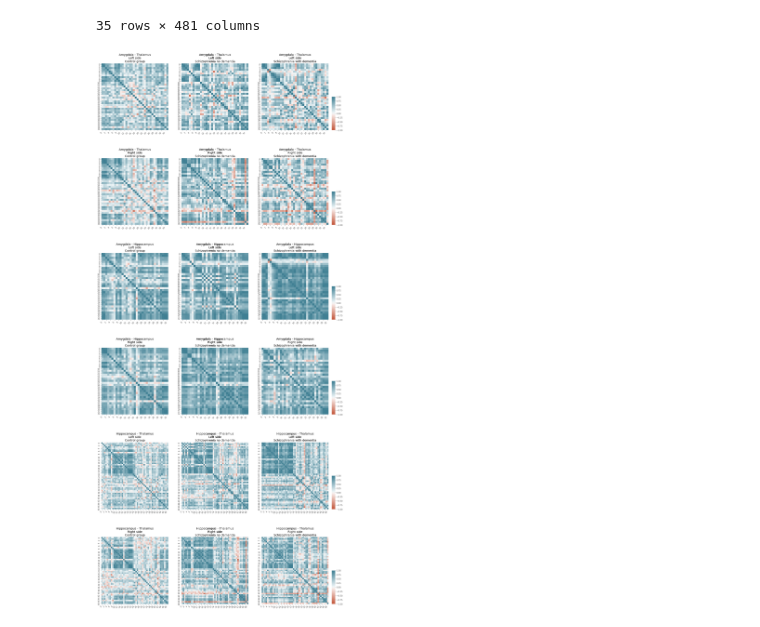
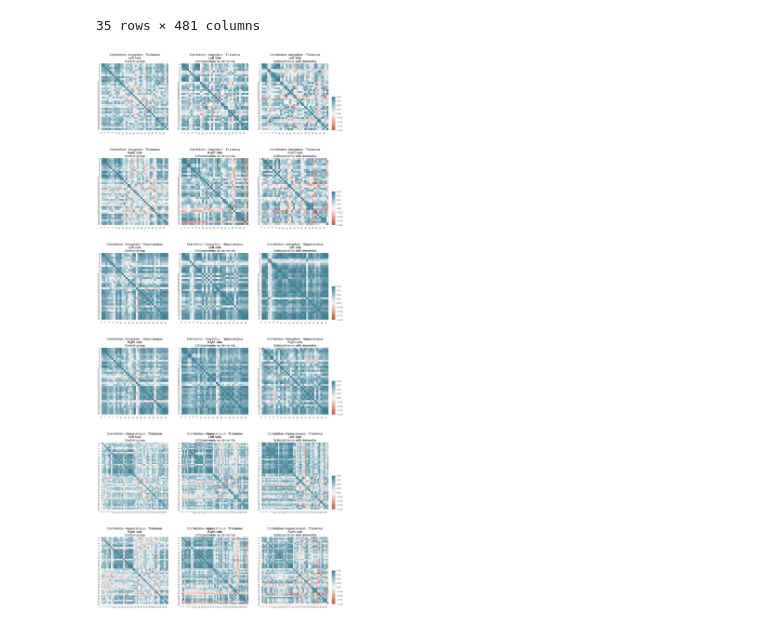
Before and after one commit to josealejolibreros/schizophrenic_data_processing, a Jupyter notebook: spearman-selected-structures.ipynb, the cells around one changed output. Drawn from its saved outputs; the diff is of its cells as text; code cells hidden in the pictures.

```diff
--- a/spearman-selected-structures.ipynb
+++ b/spearman-selected-structures.ipynb
@@ -159,13 +160,13 @@ matching_amygdala_thalamus = matching_amygdala + matching_thalamus
 matching_amygdala_hippocampus = matching_amygdala + matching_hippocampus
 matching_hippocampus_thalamus = matching_hippocampus + matching_thalamus
 # %%
-def define_title(combination_vars, side, diagnostic):
+def define_title(combination_vars, side, diagnostic, type_matrix):
     if combination_vars == matching_amygdala_thalamus:
-        title = "Amygdala - Thalamus\n"
+        title = type_matrix + ": " + "Amygdala - Thalamus\n"
     elif combination_vars == matching_amygdala_hippocampus:
-        title = "Amygdala - Hippocampus\n"
+        title = type_matrix + ": " + "Amygdala - Hippocampus\n"
     elif combination_vars == matching_hippocampus_thalamus:
-        title = "Hippocampus - Thalamus\n"
+        title = type_matrix + ": " + "Hippocampus - Thalamus\n"
 
     if side == 1:
         title = title + "Left side\n"
@@ -181,8 +182,6 @@ def define_title(combination_vars, side, diagnostic):
 
     return title
 # %%
-
-from mpl_toolkits.axes_grid1.inset_locator import inset_axes
 fig, axes = plt.subplots(6,3, figsize = (20,50))
 m=0
 for combination_vars in [matching_amygdala_thalamus,matching_amygdala_hippocampus,matching_hippocampus_thalamus]:
@@ -205,36 +204,36 @@ for combination_vars in [matching_amygdala_thalamus,matching_amygdala_hippocampu
                        loc='lower left',
                        bbox_to_anchor=(1.05, 0., 1, 1),
                        bbox_transform=axes[m][diagnostic].transAxes,
                        borderpad=0,
                        )
 
             #Constructs the heatmap
             axf = sb.heatmap(
                 correlation_matrix,
                 vmin = -1, vmax=1, center=0,
                 cmap = sb.diverging_palette(20, 220, n=200),
                 square =True,
                 cbar = False if diagnostic < 2 else True,
                 cbar_ax = axins if diagnostic == 2 else None,
                 #cbar_kws={"shrink": 0.5},
                 ax = axes[m][diagnostic],
             )
             axf.set_xticklabels(
-                ax.get_xticklabels(),
+                axf.get_xticklabels(),
                 rotation=45,
                 horizontalalignment='right',
             );
-            title = define_title(combination_vars, side, diagnostic)
+            title = define_title(combination_vars, side, diagnostic, 'Correlation')
             axf.set_title(title)
 
 
 
 
 
 
         m=m+1
 # %% [output]
-[figure, old version]
+[figure, new version]
 # %%
 def detect_repeated(str1, str2):
     '''
```
Also changed, not shown: parts of 5 cells of this notebook, 1 other file.
